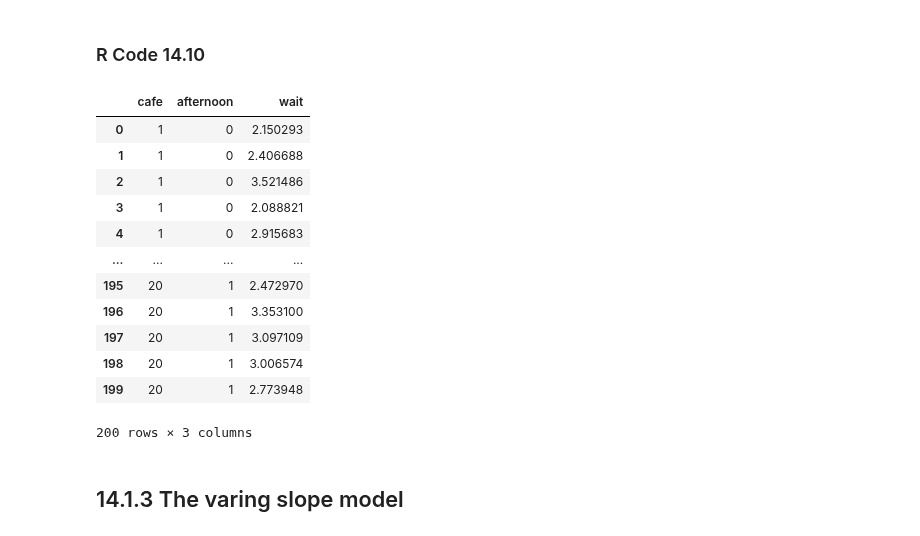
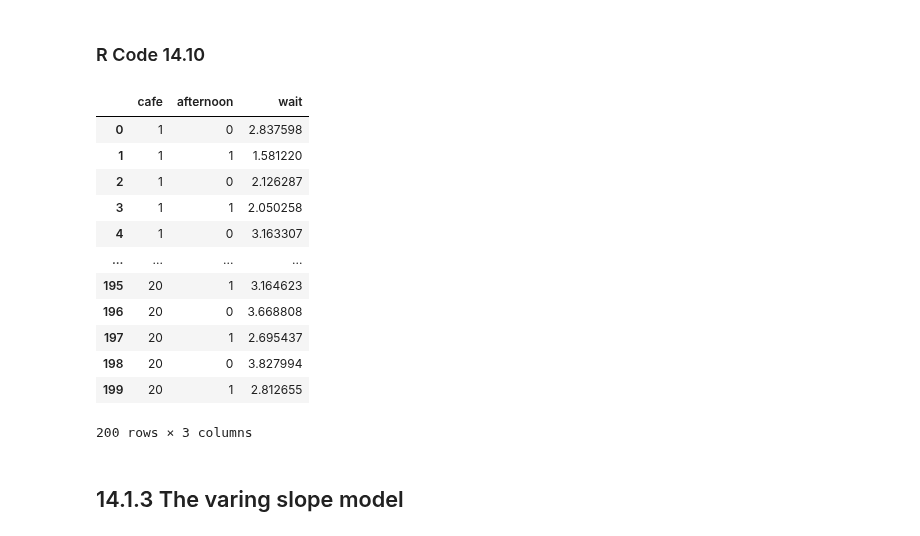
Before and after one commit to rodolphomacedo/statistical_rethinking_pt_BR, a Jupyter notebook: parte_14.ipynb, the cells around one changed output. Saved outputs shown, nothing was run; the diff lists cells and outputs as text; code cells hidden in the pictures.

```diff
--- a/parte_14.ipynb
+++ b/parte_14.ipynb
@@ -300,27 +301,27 @@ $$ cov(xy) = \sigma_x \sigma_y \rho_{xy} $$
 ### R Code 14.10
 # %%
 N_visit = 10
-afternoon = np.repeat([0, 1], (N_visit*N_cafe)/2)
+afternoon = np.tile([0, 1], reps=int((N_visit*N_cafe)/2))
 cafe_id = np.repeat(np.arange(0, N_cafe), N_visit)
 mu = a_cafe[cafe_id] + b_cafe[cafe_id]*afternoon
 sigma = 0.5  # std dev within cafes
 wait = np.random.normal(mu, sigma, size=N_visit*N_cafe)
 cafe_id += 1  # index from 1 to 20 cafe_id, need to Stan index
 d = pd.DataFrame({'cafe': cafe_id, 'afternoon':afternoon, 'wait': wait})
 d
 # %% [output]
 |  | cafe | afternoon | wait |
-| 0 | 1 | 0 | 2.150293 |
-| 1 | 1 | 0 | 2.406688 |
-| 2 | 1 | 0 | 3.521486 |
-| 3 | 1 | 0 | 2.088821 |
-| 4 | 1 | 0 | 2.915683 |
+| 0 | 1 | 0 | 2.837598 |
+| 1 | 1 | 1 | 1.581220 |
+| 2 | 1 | 0 | 2.126287 |
+| 3 | 1 | 1 | 2.050258 |
+| 4 | 1 | 0 | 3.163307 |
 | ... | ... | ... | ... |
-| 195 | 20 | 1 | 2.472970 |
-| 196 | 20 | 1 | 3.353100 |
-| 197 | 20 | 1 | 3.097109 |
-| 198 | 20 | 1 | 3.006574 |
-| 199 | 20 | 1 | 2.773948 |
+| 195 | 20 | 1 | 3.164623 |
+| 196 | 20 | 0 | 3.668808 |
+| 197 | 20 | 1 | 2.695437 |
+| 198 | 20 | 0 | 3.827994 |
+| 199 | 20 | 1 | 2.812655 |
 200 rows × 3 columns
 # %% [markdown]
 ## 14.1.3 The varing slope model
```
Also changed, not shown: parts of 14 cells of this notebook.
